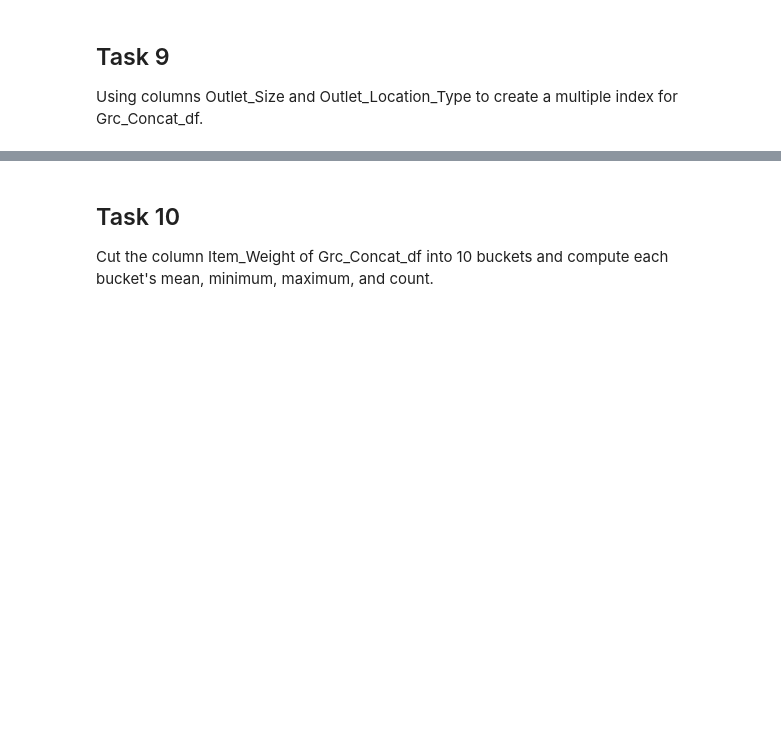
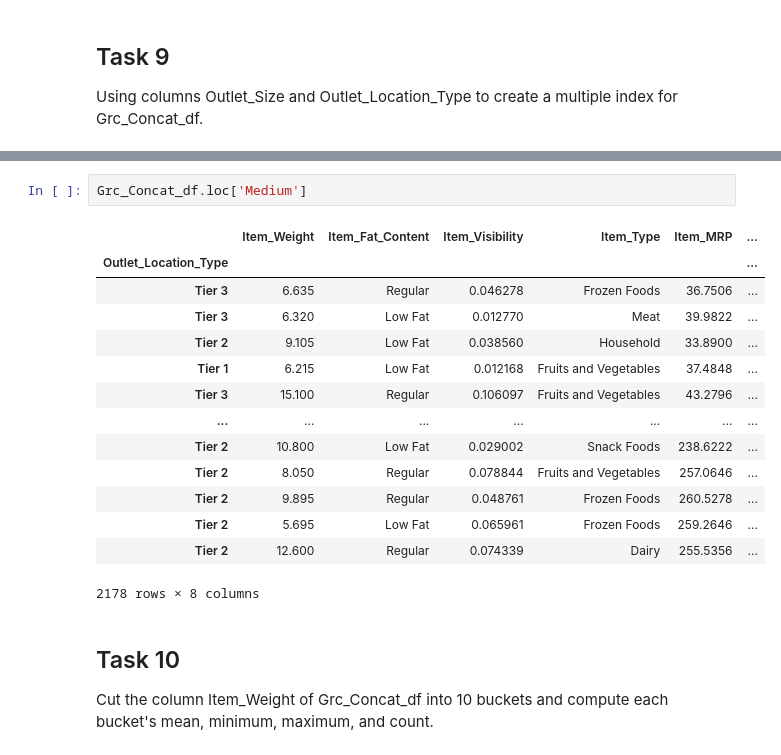
Before and after one commit to lisanahi/DAVE3625-Mandatory-Assignment-1, a Jupyter notebook: Assignment_1.ipynb, the cells around one changed output, grey strips where cells are left out. Drawn from its saved outputs; the diff is of its cells as text; blank space fills up the shorter version.

```diff
--- a/Assignment_1.ipynb
+++ b/Assignment_1.ipynb
@@ -253,3 +269,20 @@ Using columns Outlet_Size and Outlet_Location_Type to create a multiple index fo
+# %%
+Grc_Concat_df.loc['Medium']
+# %% [output]
+|  | Item_Weight | Item_Fat_Content | Item_Visibility | Item_Type | Item_MRP | ... |
+| Outlet_Location_Type |  |  |  |  |  | ... |
+| Tier 3 | 6.635 | Regular | 0.046278 | Frozen Foods | 36.7506 | ... |
+| Tier 3 | 6.320 | Low Fat | 0.012770 | Meat | 39.9822 | ... |
+| Tier 2 | 9.105 | Low Fat | 0.038560 | Household | 33.8900 | ... |
+| Tier 1 | 6.215 | Low Fat | 0.012168 | Fruits and Vegetables | 37.4848 | ... |
+| Tier 3 | 15.100 | Regular | 0.106097 | Fruits and Vegetables | 43.2796 | ... |
+| ... | ... | ... | ... | ... | ... | ... |
+| Tier 2 | 10.800 | Low Fat | 0.029002 | Snack Foods | 238.6222 | ... |
+| Tier 2 | 8.050 | Regular | 0.078844 | Fruits and Vegetables | 257.0646 | ... |
+| Tier 2 | 9.895 | Regular | 0.048761 | Frozen Foods | 260.5278 | ... |
+| Tier 2 | 5.695 | Low Fat | 0.065961 | Frozen Foods | 259.2646 | ... |
+| Tier 2 | 12.600 | Regular | 0.074339 | Dairy | 255.5356 | ... |
+2178 rows × 8 columns
 # %% [markdown]
 ## Task 10
 Cut the column Item_Weight of Grc_Concat_df into 10 buckets and compute each bucket's mean, minimum, maximum, and count.
```
Also changed, not shown: parts of 1 cell of this notebook.
